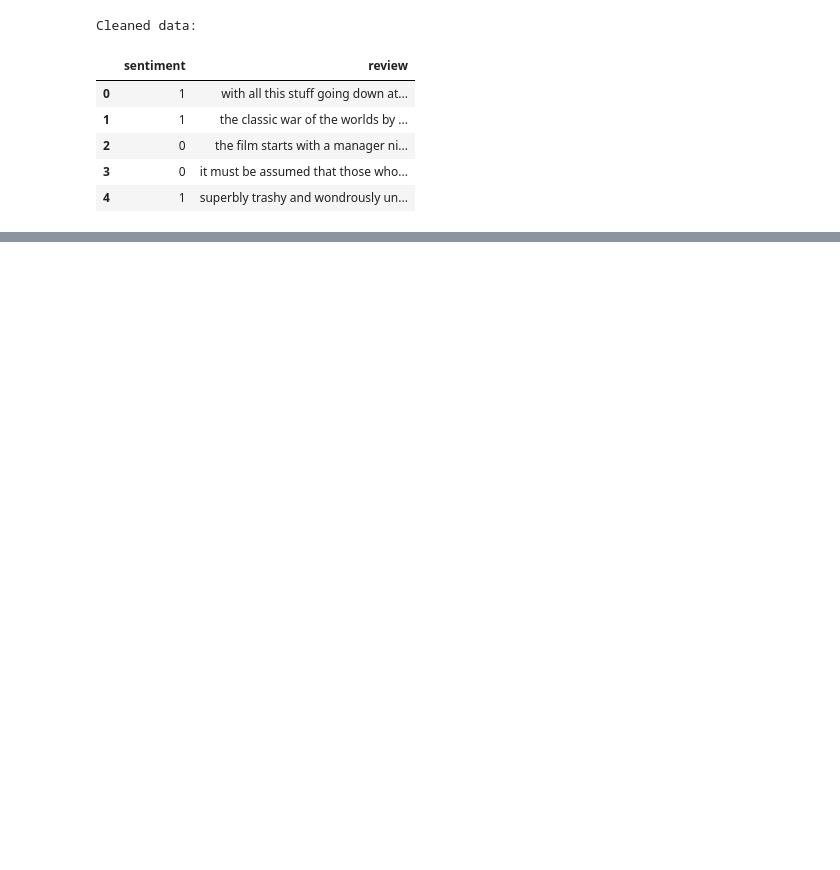
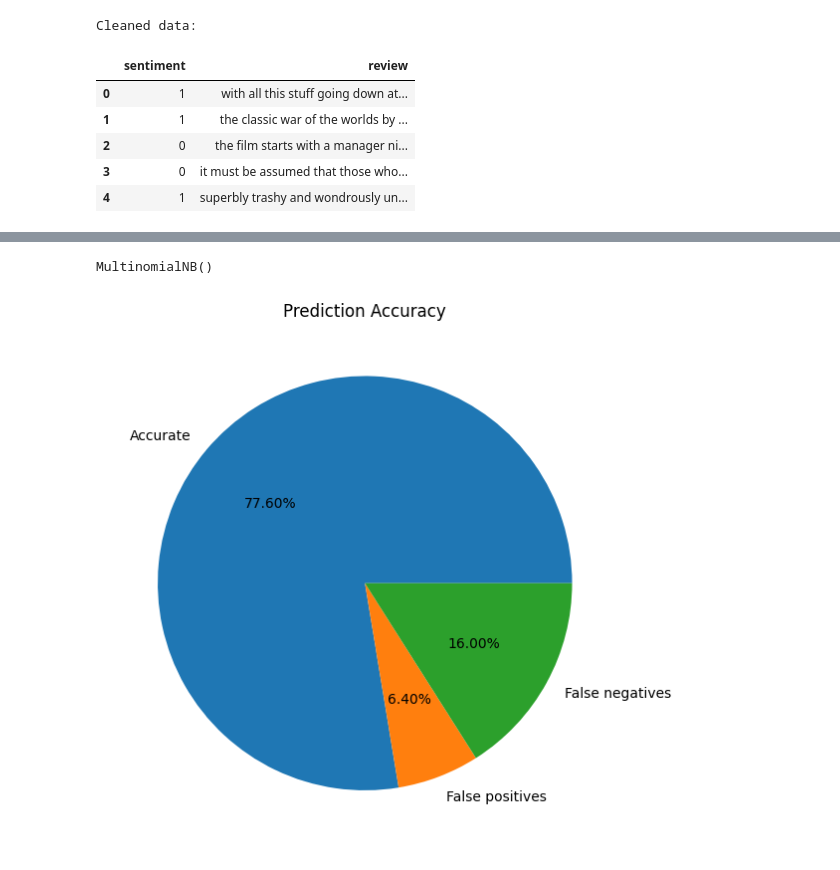
Before and after one commit to buitrbao222/naive-bayes-movie-review, a Jupyter notebook: code.ipynb, the cells around one changed output, grey strips where cells are left out. Saved outputs shown, nothing was run; the diff lists cells and outputs as text; code cells hidden in the pictures; blank space fills up the shorter version.

```diff
--- a/code.ipynb
+++ b/code.ipynb
@@ -77,0 +87,12 @@ test_data.head()
+# %%
+# Instantiate Count Vectorizer
+cv = CountVectorizer()
+
+# Learns vocabulary from training data
+cv.fit(X_train)
+
+# Create bag of words from training data using learned vocabulary
+X_train_bow = cv.transform(X_train)
+
+print('Bag of Words from training data:')
+pd.DataFrame(X_train_bow.toarray(), columns=cv.get_feature_names_out())
@@ -77,0 +114,32 @@ test_data.head()
+# %%
+# Instantiate Multinomial Naive Bayes model
+nb = MultinomialNB()
+
+# Train model with bag of words and sentiment from training data
+nb.fit(X_train_bow, y_train)
+# %% [output]
+MultinomialNB()
+# %%
+# Create bag of words from testing data using learned vocabulary
+X_test_bow = cv.transform(X_test)
+
+# Predict sentiment using trained model
+y_test_predict = nb.predict(X_test_bow)
+
+# Prediction accuracy pie chart
+plt.figure(figsize=(6, 6))
+plt.gcf().set_dpi(100)
+plt.title('Prediction Accuracy')
+plt.pie([
+    len(X_test[y_test_predict == y_test]),
+    len(X_test[y_test_predict > y_test]),
+    len(X_test[y_test_predict < y_test])
+], labels=[
+    'Accurate',
+    'False positives',
+    'False negatives'
+], autopct='%.2f%%')
+plt.ylabel('')
+plt.show()
+# %% [output]
+[figure, added]
```
Also changed, not shown: parts of 9 cells of this notebook, 2 other files.
